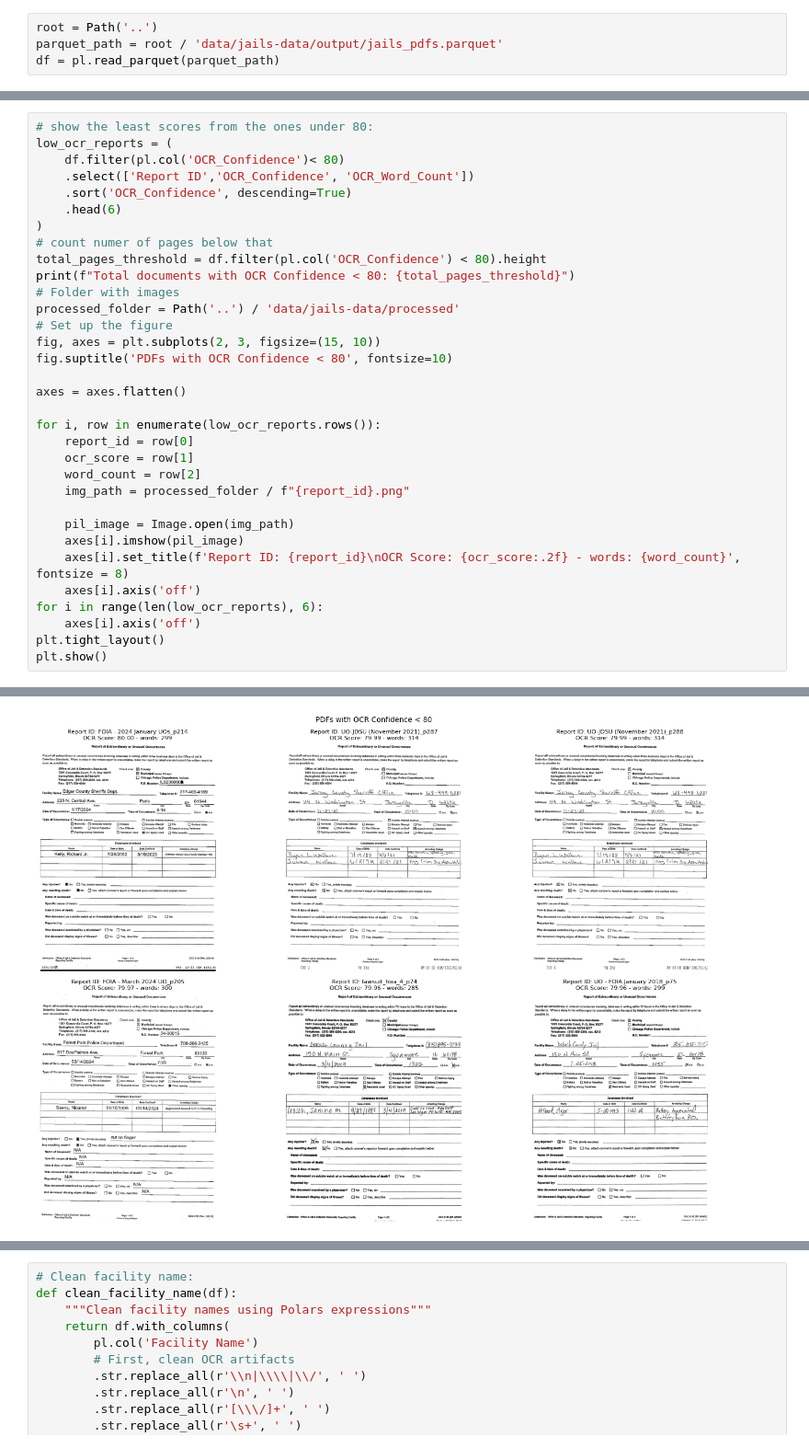
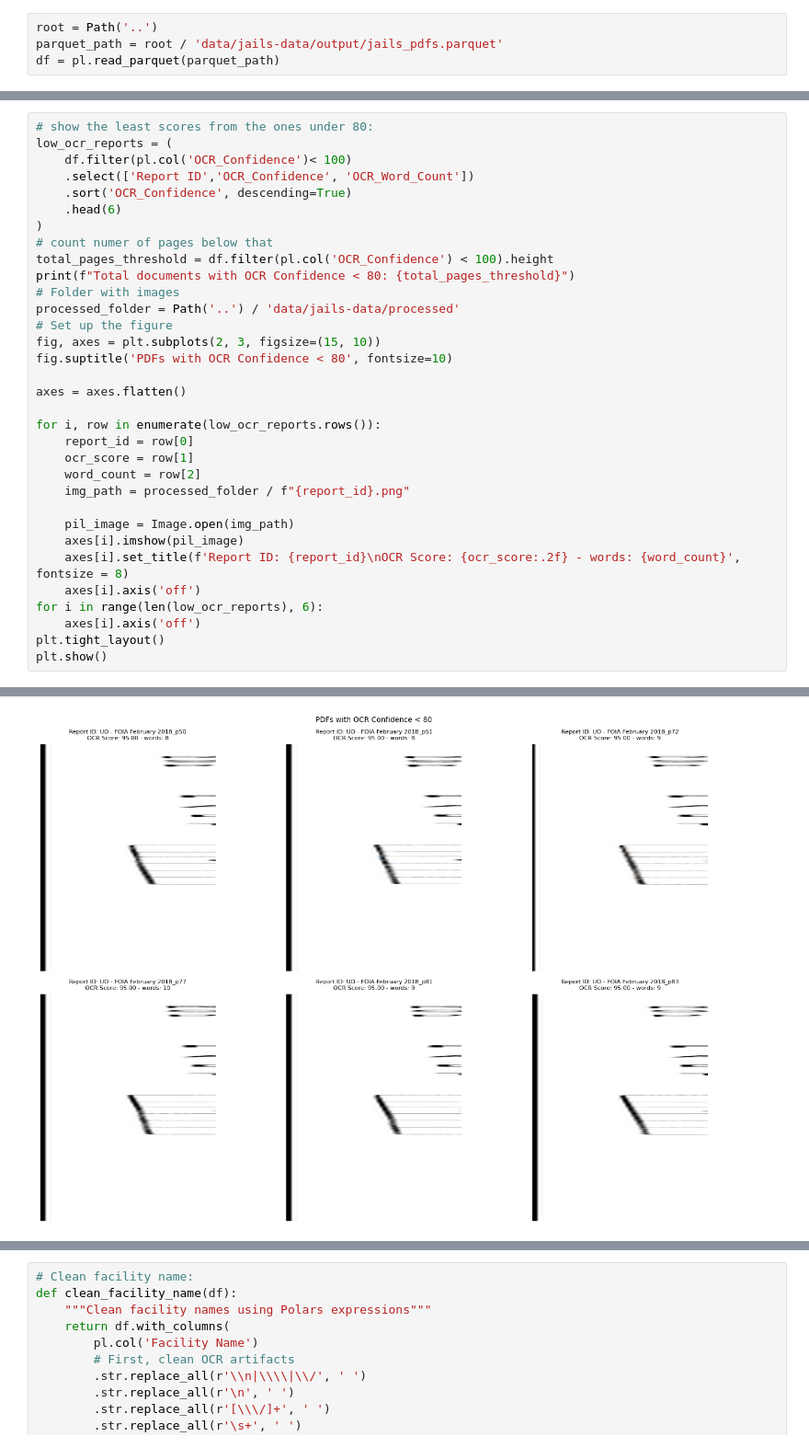
Before and after one commit to mansueto-institute/jail-events, a Jupyter notebook: src/jail-events/notebooks/extraction_report.ipynb, the cells around one changed output, grey strips where cells are left out. Shown at 92% size. Saved outputs shown, nothing was run; the diff lists cells and outputs as text.

```diff
--- a/src/jail-events/notebooks/extraction_report.ipynb
+++ b/src/jail-events/notebooks/extraction_report.ipynb
@@ -97,13 +97,13 @@ ocr_histogram_with_line
 # %%
 # show the least scores from the ones under 80:
 low_ocr_reports = (
-    df.filter(pl.col('OCR_Confidence')< 80)
+    df.filter(pl.col('OCR_Confidence')< 100)
     .select(['Report ID','OCR_Confidence', 'OCR_Word_Count'])
     .sort('OCR_Confidence', descending=True)
     .head(6)
 )
 # count numer of pages below that
-total_pages_threshold = df.filter(pl.col('OCR_Confidence') < 80).height
+total_pages_threshold = df.filter(pl.col('OCR_Confidence') < 100).height
 print(f"Total documents with OCR Confidence < 80: {total_pages_threshold}")
 # Folder with images
 processed_folder = Path('..') / 'data/jails-data/processed'
@@ -132 +132 @@ Total documents with OCR Confidence < 80: 857
-[figure, old version]
+[figure, new version]
```
Also changed, not shown: parts of 5 cells of this notebook, 4 other files.
